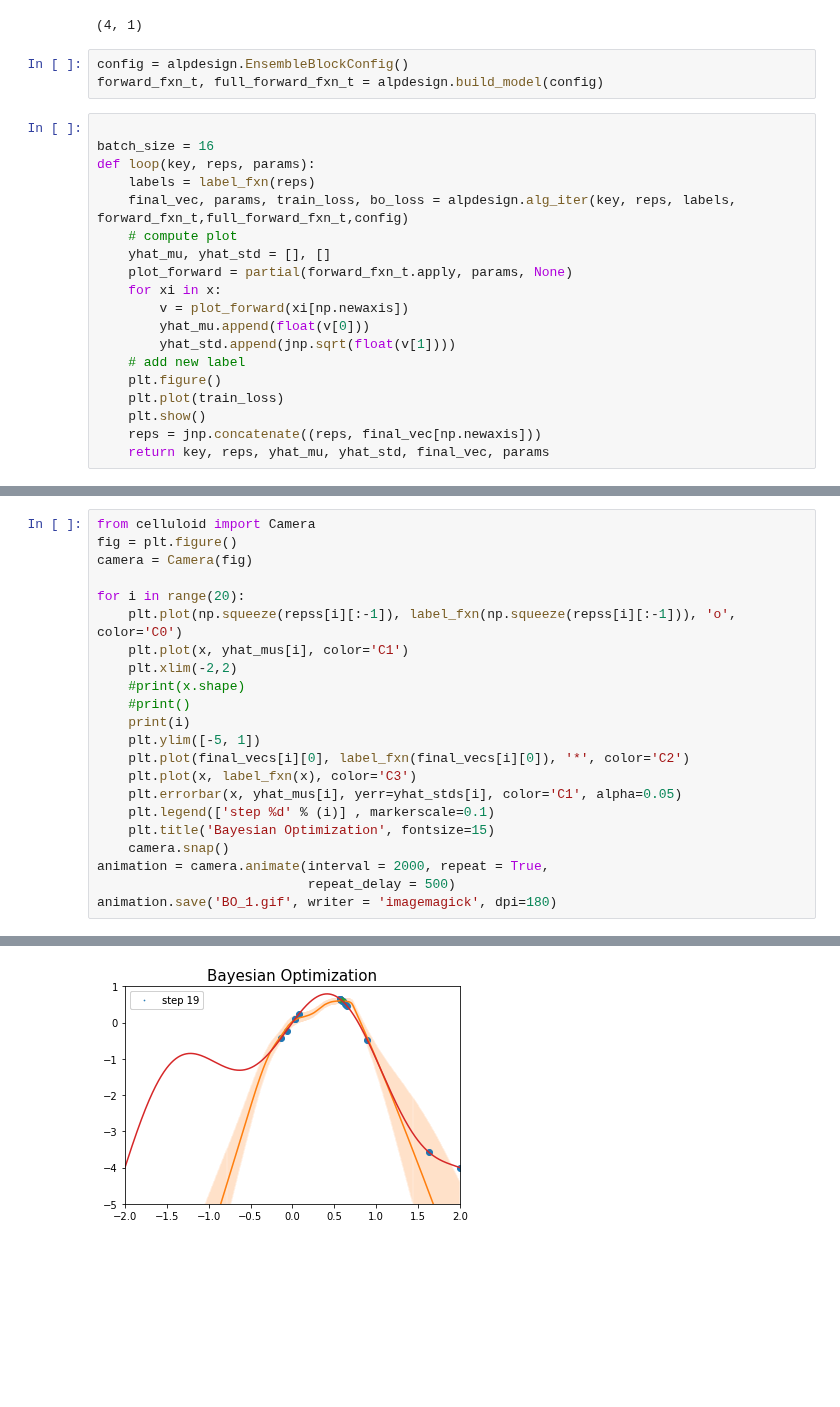
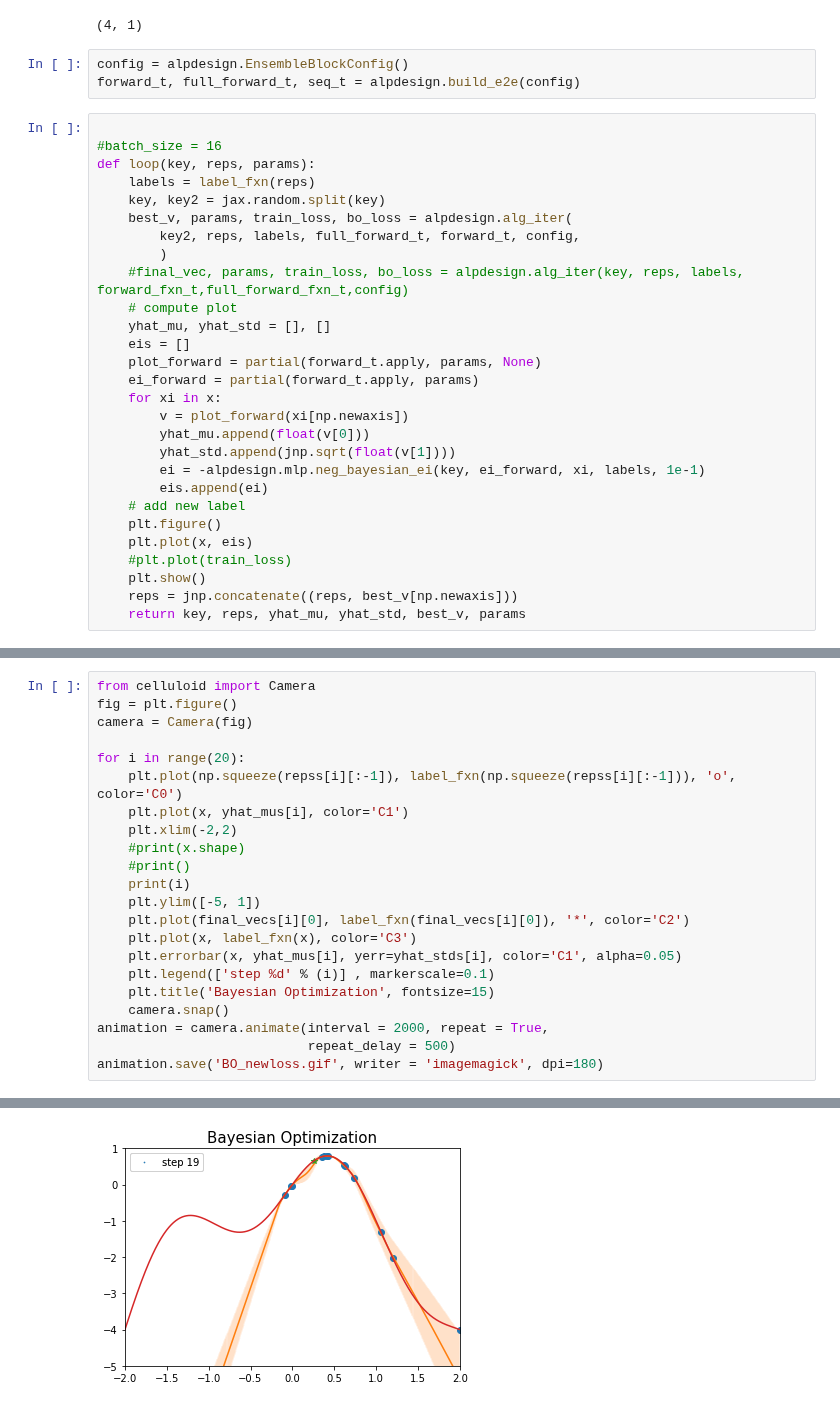
Before and after one commit to ur-whitelab/wazy, a Jupyter notebook: paper/Bayesian-Opt Sine.ipynb, the cells around one changed output, grey strips where cells are left out. Saved outputs shown, nothing was run; the diff lists cells and outputs as text; blank space fills up the shorter version.

```diff
--- a/paper/Bayesian-Opt Sine.ipynb
+++ b/paper/Bayesian-Opt Sine.ipynb
@@ -25,26 +25,35 @@ plt.plot(reps, labels, 'o')
 (4, 1)
 # %%
 config = alpdesign.EnsembleBlockConfig()
-forward_fxn_t, full_forward_fxn_t = alpdesign.build_model(config)
+forward_t, full_forward_t, seq_t = alpdesign.build_e2e(config)
 # %%
 
-batch_size = 16
+#batch_size = 16
 def loop(key, reps, params):
     labels = label_fxn(reps)
-    final_vec, params, train_loss, bo_loss = alpdesign.alg_iter(key, reps, labels, forward_fxn_t,full_forward_fxn_t,config)
+    key, key2 = jax.random.split(key)
+    best_v, params, train_loss, bo_loss = alpdesign.alg_iter(
+        key2, reps, labels, full_forward_t, forward_t, config,
+        )
+    #final_vec, params, train_loss, bo_loss = alpdesign.alg_iter(key, reps, labels, forward_fxn_t,full_forward_fxn_t,config)
     # compute plot
     yhat_mu, yhat_std = [], []
-    plot_forward = partial(forward_fxn_t.apply, params, None)
+    eis = []
+    plot_forward = partial(forward_t.apply, params, None)
+    ei_forward = partial(forward_t.apply, params)
     for xi in x:
         v = plot_forward(xi[np.newaxis])
         yhat_mu.append(float(v[0]))
         yhat_std.append(jnp.sqrt(float(v[1])))
+        ei = -alpdesign.mlp.neg_bayesian_ei(key, ei_forward, xi, labels, 1e-1)
+        eis.append(ei)
     # add new label
     plt.figure()
-    plt.plot(train_loss)
+    plt.plot(x, eis)
+    #plt.plot(train_loss)
     plt.show()
-    reps = jnp.concatenate((reps, final_vec[np.newaxis]))
-    return key, reps, yhat_mu, yhat_std, final_vec, params
+    reps = jnp.concatenate((reps, best_v[np.newaxis]))
+    return key, reps, yhat_mu, yhat_std, best_v, params
 # %%
 key = jax.random.PRNGKey(0)
 
@@ -110,32 +119,32 @@ for i in range(20):
     plt.ylim([-5, 1])
     plt.plot(final_vecs[i][0], label_fxn(final_vecs[i][0]), '*', color='C2')
     plt.plot(x, label_fxn(x), color='C3')
     plt.errorbar(x, yhat_mus[i], yerr=yhat_stds[i], color='C1', alpha=0.05)
     plt.legend(['step %d' % (i)] , markerscale=0.1)
     plt.title('Bayesian Optimization', fontsize=15)
     camera.snap()
 animation = camera.animate(interval = 2000, repeat = True,
                            repeat_delay = 500)
-animation.save('BO_1.gif', writer = 'imagemagick', dpi=180)
+animation.save('BO_newloss.gif', writer = 'imagemagick', dpi=180)
 # %% [output]
 0
 1
 2
 3
 4
 5
 6
 7
 8
 9
 10
 11
 12
 13
 14
 15
 16
 17
 18
 19
-[figure, old version]
+[figure, new version]
```
Also changed, not shown: parts of 1 cell of this notebook, 6 other files.
